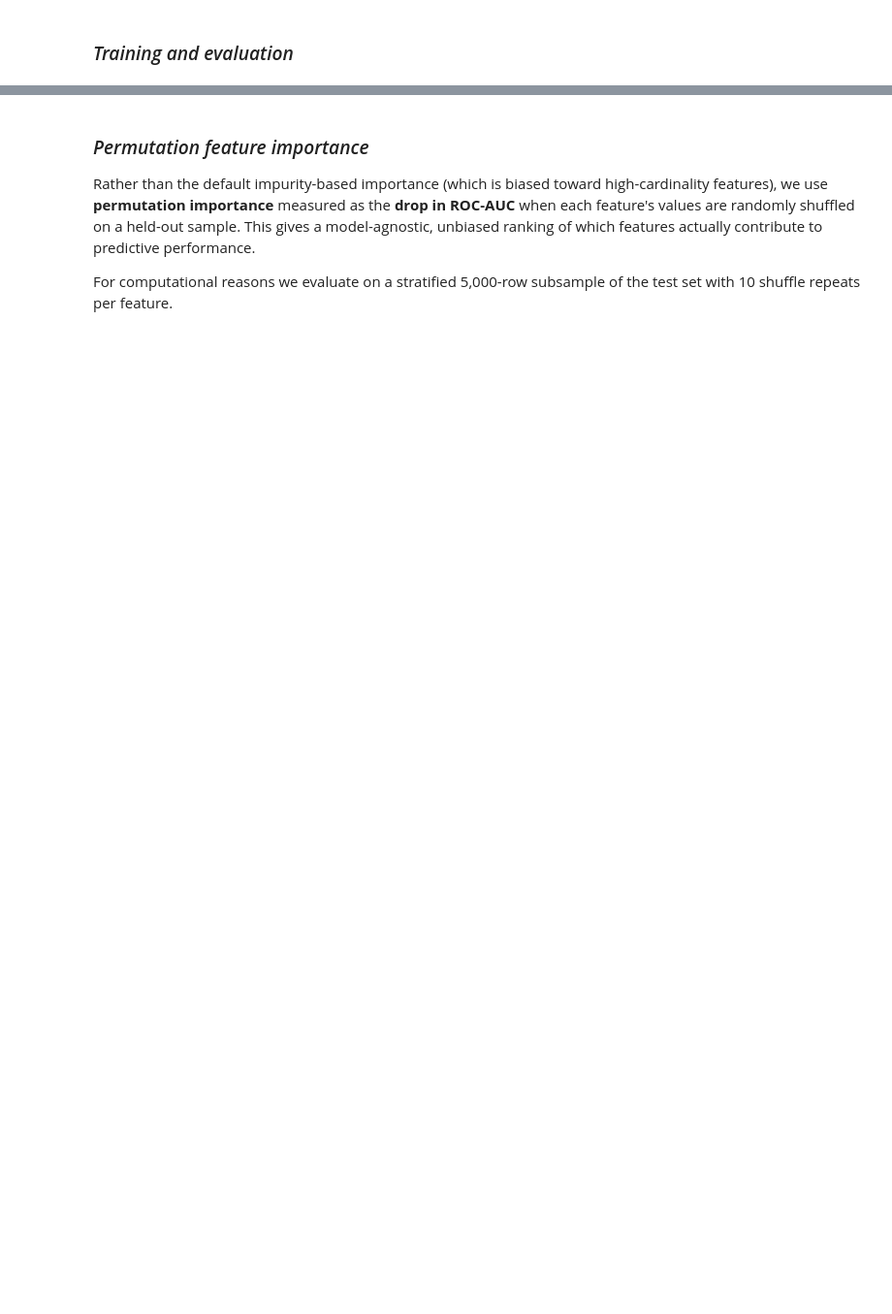
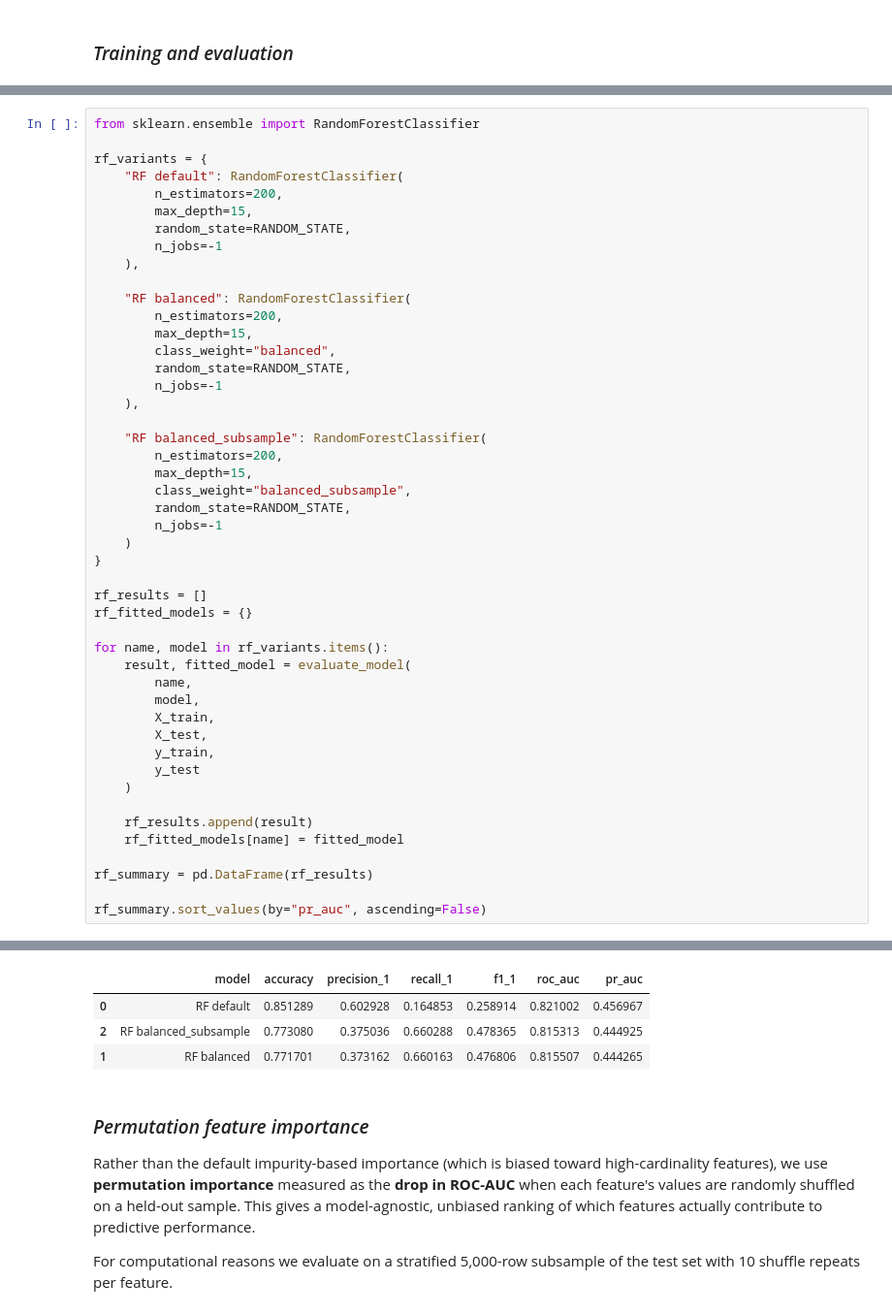
Before and after one commit to LixiJiang/CIS5450Final, a Jupyter notebook: CIS5450_Final_Project.ipynb, the cells around one changed output, grey strips where cells are left out. Shown at 97% size. Drawn from its saved outputs; the diff is of its cells as text; blank space fills up the shorter version.

```diff
--- a/CIS5450_Final_Project.ipynb
+++ b/CIS5450_Final_Project.ipynb
@@ -1025,0 +977,48 @@ Confusion matrix (rows=true, cols=pred):
+# %%
+from sklearn.ensemble import RandomForestClassifier
+
+rf_variants = {
+    "RF default": RandomForestClassifier(
+        n_estimators=200,
+        max_depth=15,
+        random_state=RANDOM_STATE,
+        n_jobs=-1
+    ),
+
+    "RF balanced": RandomForestClassifier(
+        n_estimators=200,
+        max_depth=15,
+        class_weight="balanced",
+        random_state=RANDOM_STATE,
+        n_jobs=-1
+    ),
+
+    "RF balanced_subsample": RandomForestClassifier(
+        n_estimators=200,
+        max_depth=15,
+        class_weight="balanced_subsample",
+        random_state=RANDOM_STATE,
+        n_jobs=-1
+    )
+}
+
+rf_results = []
+rf_fitted_models = {}
+
+for name, model in rf_variants.items():
+    result, fitted_model = evaluate_model(
+        name,
+        model,
+        X_train,
+        X_test,
+        y_train,
+        y_test
+    )
+
+    rf_results.append(result)
+    rf_fitted_models[name] = fitted_model
+
+rf_summary = pd.DataFrame(rf_results)
+
+rf_summary.sort_values(by="pr_auc", ascending=False)
+# %% [output]
@@ -1026,3 +1042,7 @@ Confusion matrix (rows=true, cols=pred):
+|  | model | accuracy | precision_1 | recall_1 | f1_1 | roc_auc | pr_auc |
+| 0 | RF default | 0.851289 | 0.602928 | 0.164853 | 0.258914 | 0.821002 | 0.456967 |
+| 2 | RF balanced_subsample | 0.773080 | 0.375036 | 0.660288 | 0.478365 | 0.815313 | 0.444925 |
+| 1 | RF balanced | 0.771701 | 0.373162 | 0.660163 | 0.476806 | 0.815507 | 0.444265 |
 # %% [markdown]
 ### *Permutation feature importance*
 
```
Also changed, not shown: parts of 18 cells of this notebook.
